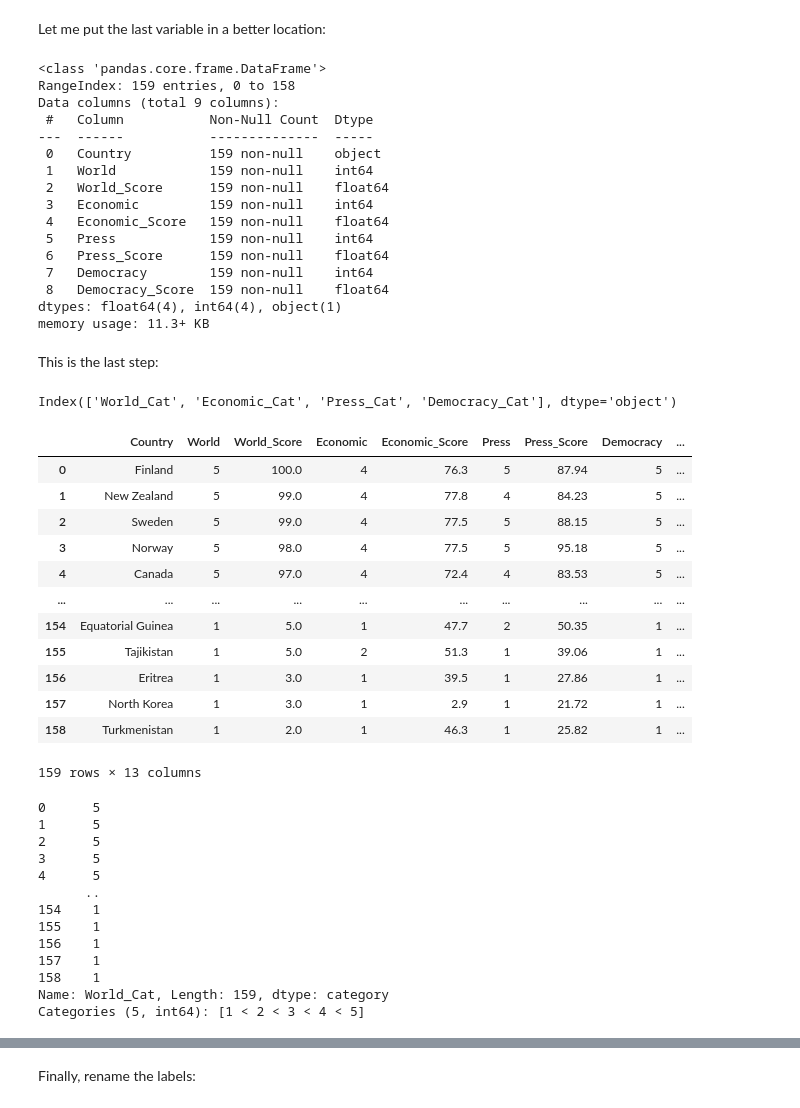
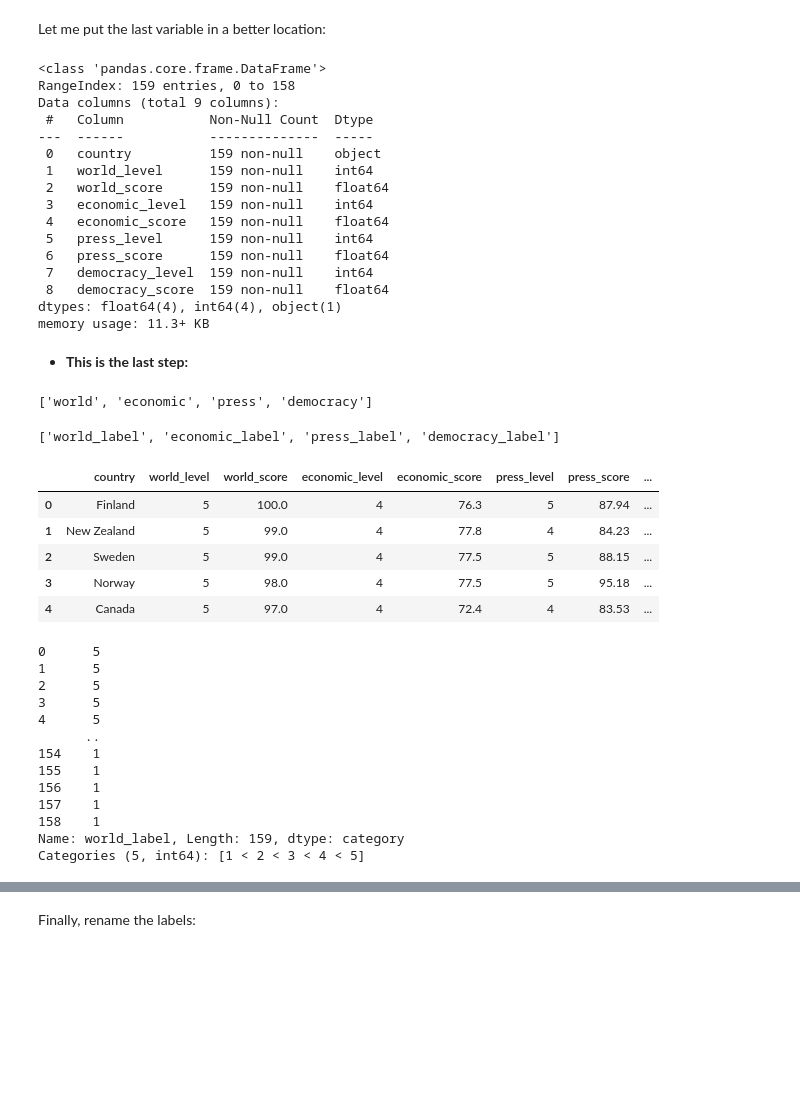
Before and after one commit to DACSS-PreProcessing/dataFormatting_py, a Jupyter notebook: index.ipynb, the cells around one changed output, grey strips where cells are left out. Drawn from its saved outputs; the diff is of its cells as text; code cells hidden in the pictures; blank space fills up the shorter version.

```diff
--- a/index.ipynb
+++ b/index.ipynb
@@ -329,7 +428,7 @@ World
 Name: count, dtype: int64
 # %%
 # to standardize
-freedom.World.replace({0:1,1:3,2:5},inplace=True)
+freedom.world_level.replace({0:1,1:3,2:5},inplace=True)
 # %%
 # currently:
 freedom.head()
@@ -363,7 +462,7 @@ memory usage: 11.3+ KB
 Let me put the last variable in a better location:
 # %%
 # just a trick
-freedom=freedom.set_index(['Country','World']).reset_index(drop=False)
+freedom=freedom.set_index(['country','world_level']).reset_index(drop=False)
 freedom.info()
 # %% [output]
 <class 'pandas.core.frame.DataFrame'>
@@ -371,50 +470,48 @@ RangeIndex: 159 entries, 0 to 158
 Data columns (total 9 columns):
  #   Column           Non-Null Count  Dtype
 ---  ------           --------------  -----
- 0   Country          159 non-null    object
- 1   World            159 non-null    int64
- 2   World_Score      159 non-null    float64
- 3   Economic         159 non-null    int64
- 4   Economic_Score   159 non-null    float64
- 5   Press            159 non-null    int64
- 6   Press_Score      159 non-null    float64
- 7   Democracy        159 non-null    int64
- 8   Democracy_Score  159 non-null    float64
+ 0   country          159 non-null    object
+ 1   world_level      159 non-null    int64
+ 2   world_score      159 non-null    float64
+ 3   economic_level   159 non-null    int64
+ 4   economic_score   159 non-null    float64
+ 5   press_level      159 non-null    int64
+ 6   press_score      159 non-null    float64
+ 7   democracy_level  159 non-null    int64
+ 8   democracy_score  159 non-null    float64
 dtypes: float64(4), int64(4), object(1)
 memory usage: 11.3+ KB
 # %% [markdown]
-This is the last step:
+* **This is the last step:**
-# %%
-# new column names
-newNames=freedom.columns[1::2]+'_Cat'
-newNames
-# %% [output]
-Index(['World_Cat', 'Economic_Cat', 'Press_Cat', 'Democracy_Cat'], dtype='object')
+# %%
+# new column names
+simpleNames=[x[0] for x in freedom.columns[freedom.columns.str.endswith('level')].str.split('_')]
+simpleNames
+# %% [output]
+['world', 'economic', 'press', 'democracy']
+# %%
+newColNames=[n+'_label' for n in simpleNames]
+newColNames
+# %% [output]
+['world_label', 'economic_label', 'press_label', 'democracy_label']
 # %%
 # copy the previous values
-freedom[newNames]=freedom.iloc[:,1::2]
-freedom
+freedom[newColNames]=freedom.iloc[:,1::2]
+freedom.head()
 # %% [output]
-|  | Country | World | World_Score | Economic | Economic_Score | Press | Press_Score | Democracy | ... |
-| 0 | Finland | 5 | 100.0 | 4 | 76.3 | 5 | 87.94 | 5 | ... |
-| 1 | New Zealand | 5 | 99.0 | 4 | 77.8 | 4 | 84.23 | 5 | ... |
-| 2 | Sweden | 5 | 99.0 | 4 | 77.5 | 5 | 88.15 | 5 | ... |
-| 3 | Norway | 5 | 98.0 | 4 | 77.5 | 5 | 95.18 | 5 | ... |
-| 4 | Canada | 5 | 97.0 | 4 | 72.4 | 4 | 83.53 | 5 | ... |
-| ... | ... | ... | ... | ... | ... | ... | ... | ... | ... |
-| 154 | Equatorial Guinea | 1 | 5.0 | 1 | 47.7 | 2 | 50.35 | 1 | ... |
-| 155 | Tajikistan | 1 | 5.0 | 2 | 51.3 | 1 | 39.06 | 1 | ... |
-| 156 | Eritrea | 1 | 3.0 | 1 | 39.5 | 1 | 27.86 | 1 | ... |
-| 157 | North Korea | 1 | 3.0 | 1 | 2.9 | 1 | 21.72 | 1 | ... |
-| 158 | Turkmenistan | 1 | 2.0 | 1 | 46.3 | 1 | 25.82 | 1 | ... |
+|  | country | world_level | world_score | economic_level | economic_score | press_level | press_score | ... |
+| 0 | Finland | 5 | 100.0 | 4 | 76.3 | 5 | 87.94 | ... |
+| 1 | New Zealand | 5 | 99.0 | 4 | 77.8 | 4 | 84.23 | ... |
+| 2 | Sweden | 5 | 99.0 | 4 | 77.5 | 5 | 88.15 | ... |
+| 3 | Norway | 5 | 98.0 | 4 | 77.5 | 5 | 95.18 | ... |
+| 4 | Canada | 5 | 97.0 | 4 | 72.4 | 4 | 83.53 | ... |
-159 rows × 13 columns
 # %%
 # create the data type info
 from pandas.api.types import CategoricalDtype
 myOrdinal = CategoricalDtype(categories=[1,2,3,4,5], ordered=True)
 
 #one column
-freedom.loc[:,"World_Cat"].astype(myOrdinal)
+freedom.loc[:,"world_label"].astype(myOrdinal)
 # %% [output]
 0      5
 1      5
@@ -427,7 +524,7 @@ freedom.loc[:,"World_Cat"].astype(myOrdinal)
 156    1
 157    1
 158    1
-Name: World_Cat, Length: 159, dtype: category
+Name: world_label, Length: 159, dtype: category
 Categories (5, int64): [1 < 2 < 3 < 4 < 5]
 # %%
 # several columns
```
Also changed, not shown: parts of 64 cells of this notebook, 2 other files.
